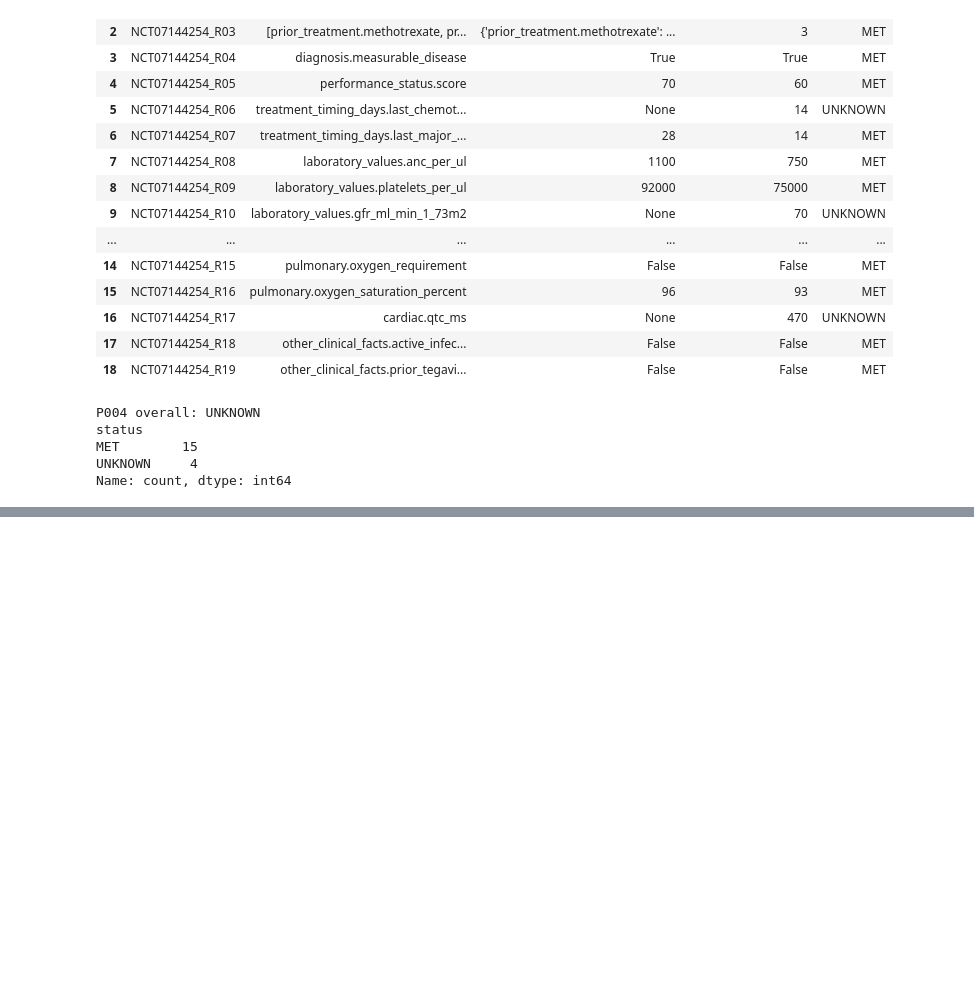
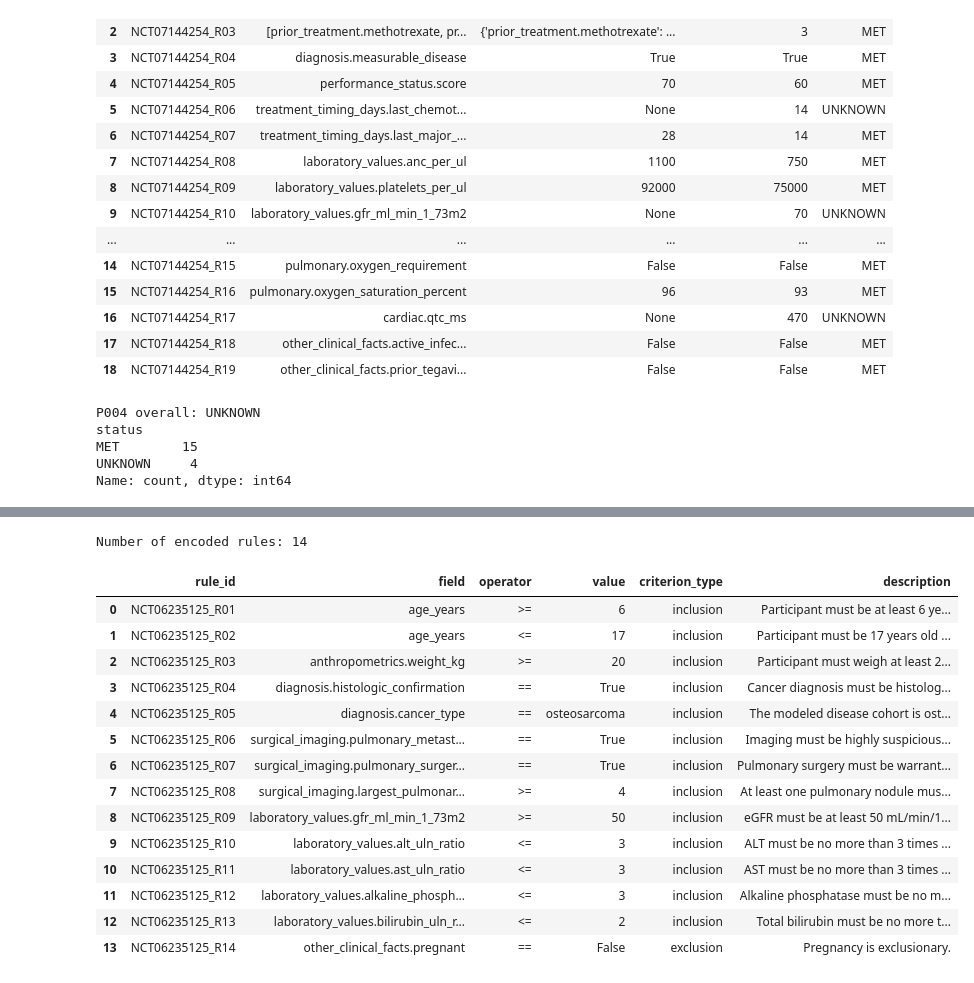
Before and after one commit to Sistamayukha/Neuro-Symbolic-Pediatric-Oncology-Trial-Matching-Assistant, a Jupyter notebook: notebooks/02_encode_symbolic_rules.ipynb, the cells around one changed output, grey strips where cells are left out. Cells and saved outputs as stored; diff of their text form; code cells hidden in the pictures; blank space fills up the shorter version.

```diff
--- a/notebooks/02_encode_symbolic_rules.ipynb
+++ b/notebooks/02_encode_symbolic_rules.ipynb
@@ -1010,0 +1482,21 @@ Name: count, dtype: int64
+# %%
+print("Number of encoded rules:", len(rules_NCT06235125))
+
+pd.DataFrame(rules_NCT06235125)
+# %% [output]
+Number of encoded rules: 14
+|  | rule_id | field | operator | value | criterion_type | description |
+| 0 | NCT06235125_R01 | age_years | >= | 6 | inclusion | Participant must be at least 6 ye... |
+| 1 | NCT06235125_R02 | age_years | <= | 17 | inclusion | Participant must be 17 years old ... |
+| 2 | NCT06235125_R03 | anthropometrics.weight_kg | >= | 20 | inclusion | Participant must weigh at least 2... |
+| 3 | NCT06235125_R04 | diagnosis.histologic_confirmation | == | True | inclusion | Cancer diagnosis must be histolog... |
+| 4 | NCT06235125_R05 | diagnosis.cancer_type | == | osteosarcoma | inclusion | The modeled disease cohort is ost... |
+| 5 | NCT06235125_R06 | surgical_imaging.pulmonary_metast... | == | True | inclusion | Imaging must be highly suspicious... |
+| 6 | NCT06235125_R07 | surgical_imaging.pulmonary_surger... | == | True | inclusion | Pulmonary surgery must be warrant... |
+| 7 | NCT06235125_R08 | surgical_imaging.largest_pulmonar... | >= | 4 | inclusion | At least one pulmonary nodule mus... |
+| 8 | NCT06235125_R09 | laboratory_values.gfr_ml_min_1_73m2 | >= | 50 | inclusion | eGFR must be at least 50 mL/min/1... |
+| 9 | NCT06235125_R10 | laboratory_values.alt_uln_ratio | <= | 3 | inclusion | ALT must be no more than 3 times ... |
+| 10 | NCT06235125_R11 | laboratory_values.ast_uln_ratio | <= | 3 | inclusion | AST must be no more than 3 times ... |
+| 11 | NCT06235125_R12 | laboratory_values.alkaline_phosph... | <= | 3 | inclusion | Alkaline phosphatase must be no m... |
+| 12 | NCT06235125_R13 | laboratory_values.bilirubin_uln_r... | <= | 2 | inclusion | Total bilirubin must be no more t... |
+| 13 | NCT06235125_R14 | other_clinical_facts.pregnant | == | False | exclusion | Pregnancy is exclusionary. |
```
Also changed, not shown: parts of 31 cells of this notebook, 4 other files.
